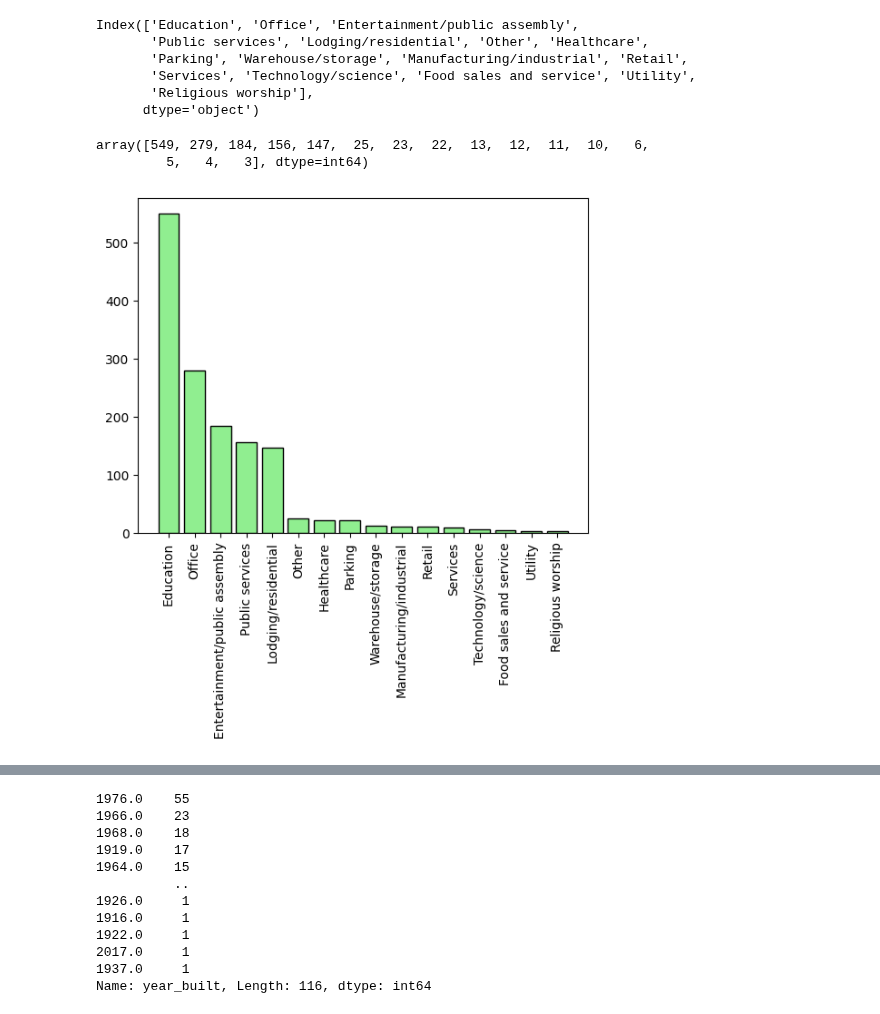
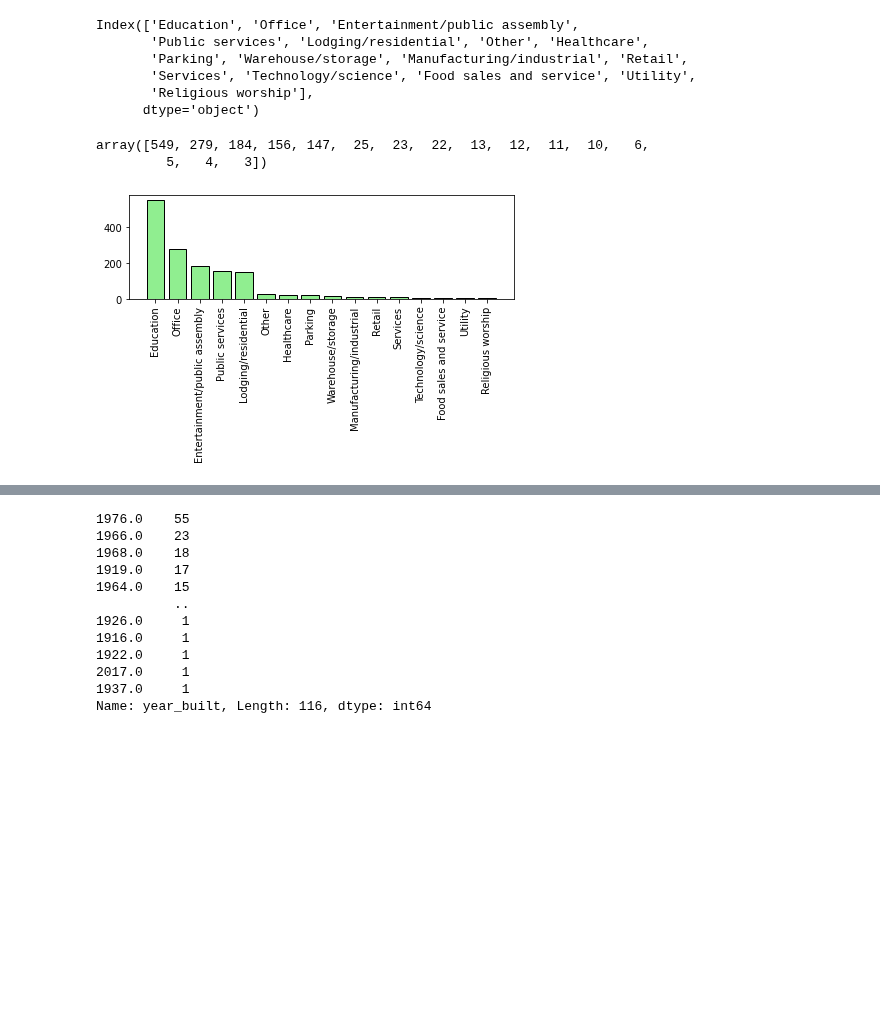
Before and after one commit to juebrauer/central, a Jupyter notebook: 033_data_science_gebaeudedaten/analyse_gebaeudedaten_webinarvorlage.ipynb, the cells around one changed output, grey strips where cells are left out. Cells and saved outputs as stored; diff of their text form; code cells hidden in the pictures; blank space fills up the shorter version.

```diff
--- a/033_data_science_gebaeudedaten/analyse_gebaeudedaten_webinarvorlage.ipynb
+++ b/033_data_science_gebaeudedaten/analyse_gebaeudedaten_webinarvorlage.ipynb
@@ -11,4 +15,4 @@ Daten --> Wissen
 # %%
-verzeichnis = "ashrae_energy_dataset"
-!dir $verzeichnis
+verzeichnis = "/home/juebrauer/link_to_vcd/07_datasets/20_ashrae_energy_prediction_dataset"
+!ls -lh $verzeichnis
 # %% [output]
@@ -147,14 +143,16 @@ Index(['Education', 'Office', 'Entertainment/public assembly',
 t_gebaeudetyp_anzahlen.values
 # %% [output]
 array([549, 279, 184, 156, 147,  25,  23,  22,  13,  12,  11,  10,   6,
-         5,   4,   3], dtype=int64)
+         5,   4,   3])
 # %%
 import matplotlib.pyplot as plt
 plt.bar(t_gebaeudetyp_anzahlen.index, t_gebaeudetyp_anzahlen.values, color="lightgreen", edgecolor="black")
 plt.xticks(rotation=90)
+plt.tight_layout()
+plt.savefig("gebaeudetyp_anzahlen.pdf")
 plt.show()
 # %% [output]
-[figure, old version]
+[figure, new version]
 # %%
 plt.hist( t_gebaeude["year_built"], bins=50 )
 plt.show()
```
Also changed, not shown: parts of 37 cells of this notebook.
